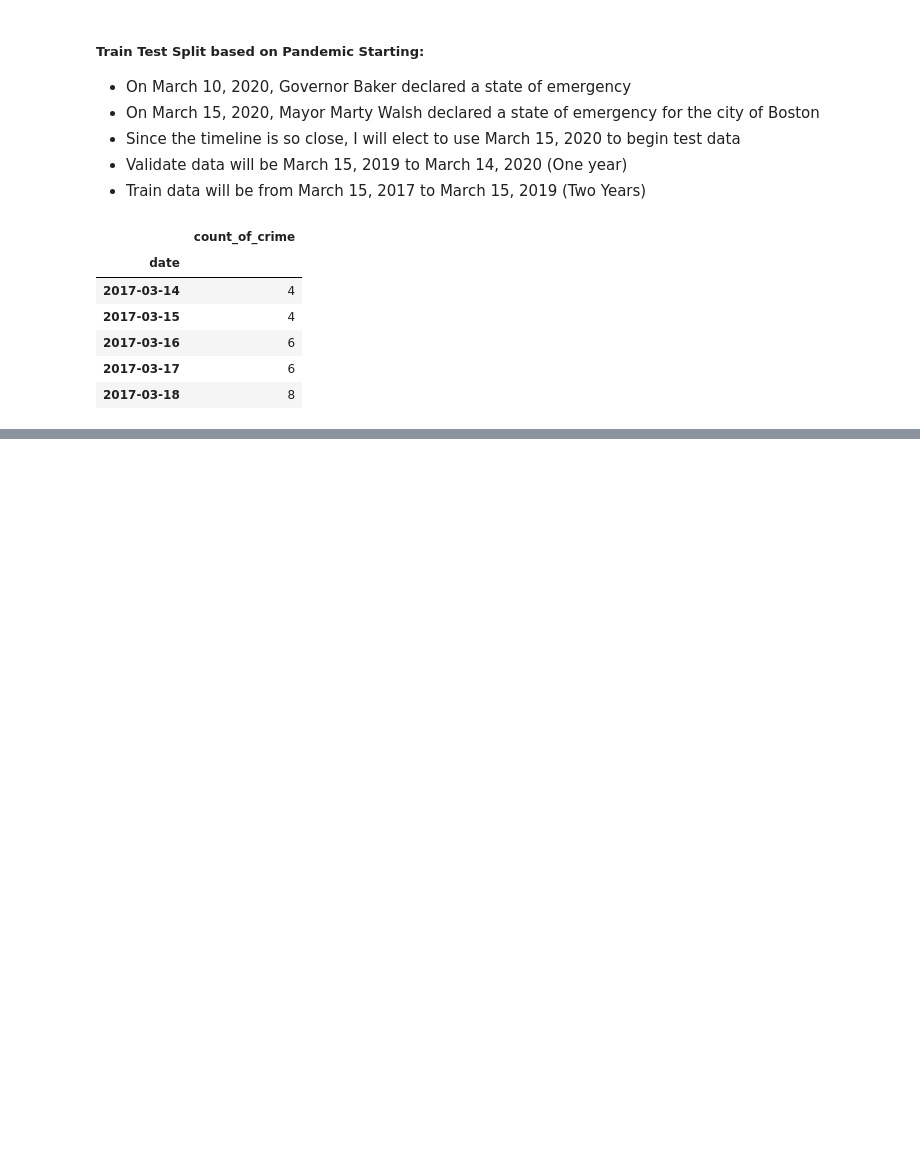
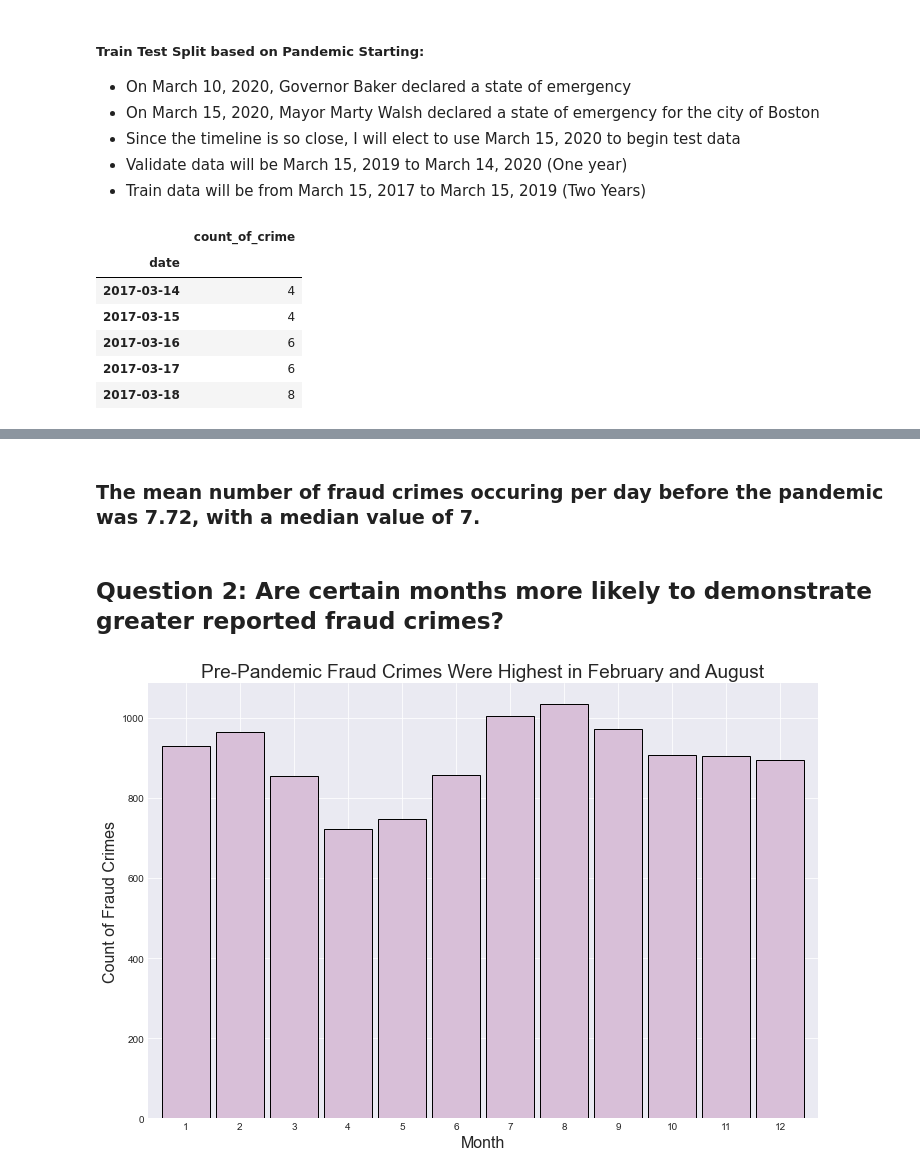
Before and after one commit to cristinalucin/boston-crime-data-project, a Jupyter notebook: Final Project Notebook.ipynb, the cells around one changed output, grey strips where cells are left out. Saved outputs shown, nothing was run; the diff lists cells and outputs as text; code cells hidden in the pictures; blank space fills up the shorter version.

```diff
--- a/Final Project Notebook.ipynb
+++ b/Final Project Notebook.ipynb
@@ -183,0 +207,8 @@ e.target_dist_viz(train)
+# %% [markdown]
+### The mean number of fraud crimes occuring per day before the pandemic was 7.72, with a median value of 7.
+# %% [markdown]
+## Question 2: Are certain months more likely to demonstrate greater reported fraud crimes?
+# %%
+e.monthly_crime_hist(fraud_df)
+# %% [output]
+[figure, added]
```
Also changed, not shown: parts of 16 cells of this notebook, 4 other files.
